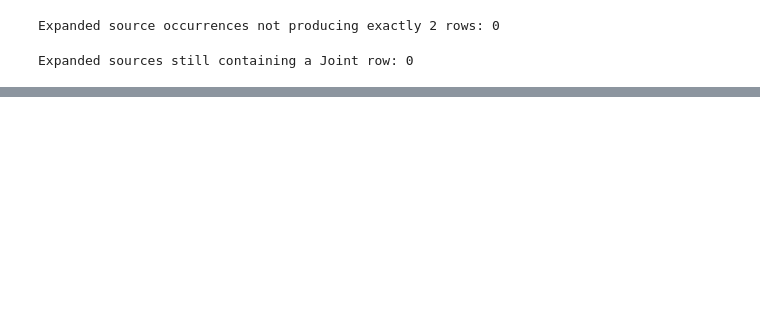
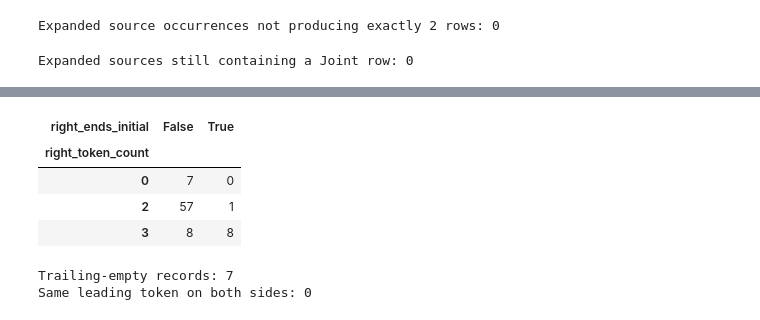
Before and after one commit to mattphinney-94/kzoo_county_project, a Jupyter notebook: Finalized_Entity_Table_Analysis.ipynb, the cells around one changed output, grey strips where cells are left out. Drawn from its saved outputs; the diff is of its cells as text; code cells hidden in the pictures; blank space fills up the shorter version.

```diff
--- a/Finalized_Entity_Table_Analysis.ipynb
+++ b/Finalized_Entity_Table_Analysis.ipynb
@@ -1172,0 +1431,32 @@ Expanded sources still containing a Joint row: 0
+# %%
+pd.crosstab(
+    zero_comma_structure[
+        "right_token_count"
+    ],
+    zero_comma_structure[
+        "right_ends_initial"
+    ]
+)
+# %% [output]
+| right_ends_initial | False | True |
+| right_token_count |  |  |
+| 0 | 7 | 0 |
+| 2 | 57 | 1 |
+| 3 | 8 | 8 |
+# %%
+print(
+    "Trailing-empty records:",
+    zero_comma_structure[
+        "right_empty"
+    ].sum()
+)
+
+print(
+    "Same leading token on both sides:",
+    zero_comma_structure[
+        "same_leading_token"
+    ].sum()
+)
+# %% [output]
+Trailing-empty records: 7
+Same leading token on both sides: 0
```
Also changed, not shown: parts of 43 cells of this notebook, 1 other file.
